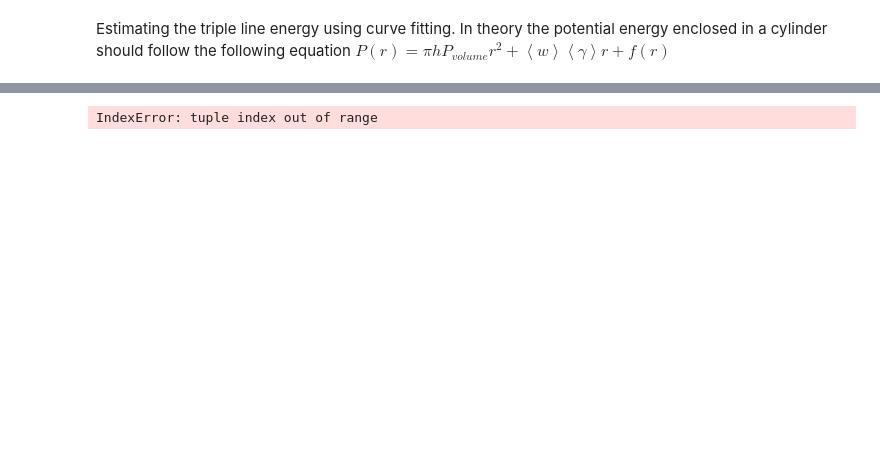
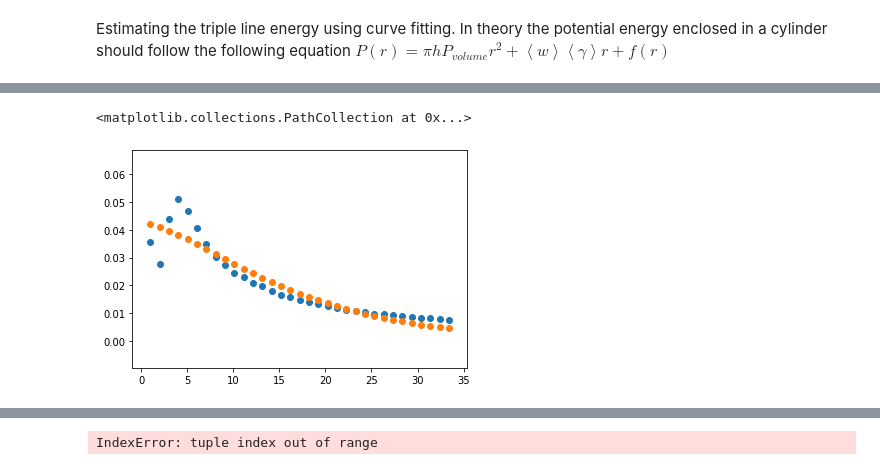
Before and after one commit to PaulTwine/TripleLines.github.io, a Jupyter notebook: TripleLine Fitting.ipynb, the cells around one changed output, grey strips where cells are left out. Drawn from its saved outputs; the diff is of its cells as text; code cells hidden in the pictures; blank space fills up the shorter version.

```diff
--- a/TripleLine Fitting.ipynb
+++ b/TripleLine Fitting.ipynb
@@ -21,6 +23,8 @@ def CylinderVolume(h, R)->float:
     return np.pi*h*R**2
 def Tanh(r,a, b,c):
     return a*np.tanh(b*r)+c
+def GammaR(r, a,b,c):
+    return sc.stats.gamma.pdf(r,a,b,c)
 def Reciprocal(r,a,b,c):
     return a/(r+b)+c
 def FitFunction(r,a,b,c)->float:
@@ -94,0 +87,10 @@ True
+# %%
+arrLstV = np.array(lstV)
+arrLstV = arrLstV +3.36000002*np.ones(len(arrLstV))
+arrlstV = arrLstV/np.max(arrLstV)
+parGamma, covGamma = sc.optimize.curve_fit(GammaR, lstR,arrLstV)
+plt.scatter(lstR,arrLstV)
+plt.scatter(lstR, GammaR(lstR, *parGamma))
+# %% [output]
+<matplotlib.collections.PathCollection at 0x...>
+[figure, added]
```
Also changed, not shown: parts of 7 cells of this notebook, 1 other file.
